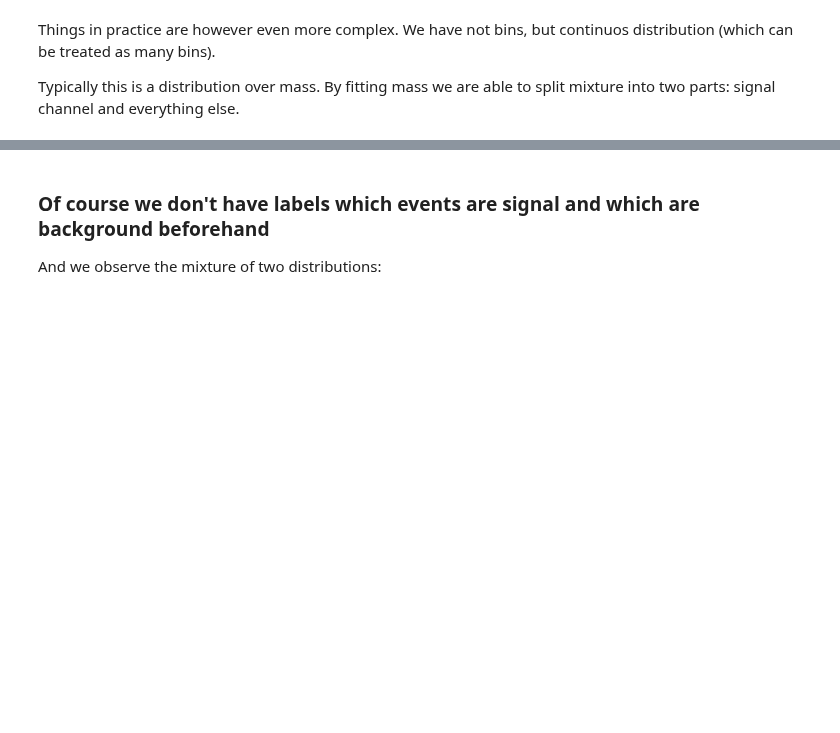
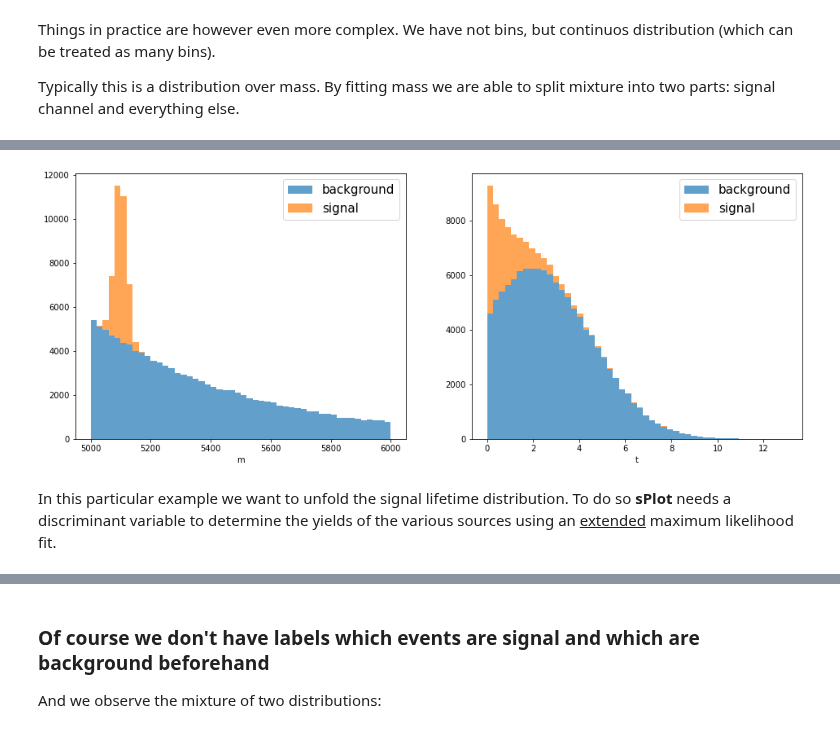
Before and after one commit to hsf-training/analysis-essentials, a Jupyter notebook: advanced-python/60sPlot.ipynb, the cells around one changed output, grey strips where cells are left out. Drawn from its saved outputs; the diff is of its cells as text; code cells hidden in the pictures; blank space fills up the shorter version.

```diff
--- a/advanced-python/60sPlot.ipynb
+++ b/advanced-python/60sPlot.ipynb
@@ -118,0 +147,50 @@ Typically this is a distribution over mass. By fitting mass we are able to split
+# %%
+obs = zfit.Space('mass', (5000, 6000))
+
+signal_pdf = zfit.pdf.Gauss(mu=mu, sigma=sigma, obs=obs)
+comb_bkg_pdf = zfit.pdf.Exponential(lambd, obs=obs)
+
+sig_yield = zfit.Parameter('sig_yield', 25000, 0, 50000,
+                                step_size=1)  # step size: default is small, use appropriate
+bkg_yield = zfit.Parameter('bkg_yield', 100000, 0, 3e5, step_size=1)
+
+# Create the extended models
+extended_sig = signal_pdf.create_extended(sig_yield)
+extended_bkg = comb_bkg_pdf.create_extended(bkg_yield)
+
+# The final model is the combination of the signal and backgrond PDF
+model = zfit.pdf.SumPDF([extended_bkg, extended_sig])
+# %%
+# Signal distributions.
+nsig_sw = 20000
+np_sig_m_sw = signal_pdf.sample(nsig_sw).numpy().reshape(-1,)
+np_sig_t_sw = np.random.exponential(size=nsig_sw, scale=1)
+
+# Background distributions.
+nbkg_sw = 150000
+np_bkg_m_sw = comb_bkg_pdf.sample(nbkg_sw).numpy().reshape(-1,)
+np_bkg_t_sw = np.random.normal(size=nbkg_sw, loc=2.0, scale=2.5)
+
+# Lifetime cut.
+t_cut = np_bkg_t_sw > 0
+np_bkg_t_sw = np_bkg_t_sw[t_cut]
+np_bkg_m_sw = np_bkg_m_sw[t_cut]
+
+# Mass distribution
+np_m_sw = np.concatenate([np_sig_m_sw, np_bkg_m_sw])
+
+# Lifetime distribution
+np_t_sw = np.concatenate([np_sig_t_sw, np_bkg_t_sw])
+
+# Plots the mass and lifetime distribution.
+fig, axs = plt.subplots(1, 2, figsize=(16, 6))
+axs[0].hist([np_bkg_m_sw, np_sig_m_sw], bins=50, stacked=True, label=("background", "signal"), alpha=.7)
+axs[0].set_xlabel("m")
+axs[0].legend(fontsize=15)
+axs[1].hist([np_bkg_t_sw, np_sig_t_sw], bins=50, stacked=True, label=("background", "signal"), alpha=.7)
+axs[1].set_xlabel("t")
+axs[1].legend(fontsize=15);
+# %% [output]
+[figure, added]
+# %% [markdown]
+In this particular example we want to unfold the signal lifetime distribution. To do so **sPlot** needs a discriminant variable to determine the yields of the various sources using an <ins>extended</ins> maximum likelihood fit.
```
Also changed, not shown: parts of 31 cells of this notebook, 13 other files.
